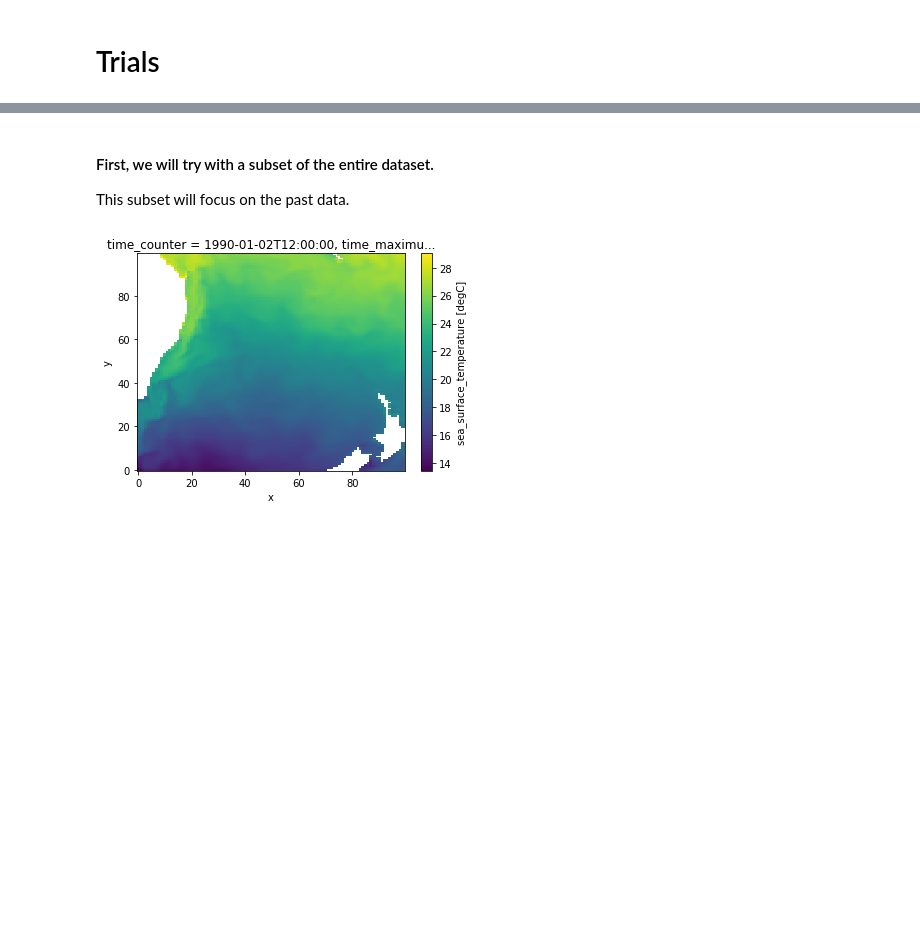
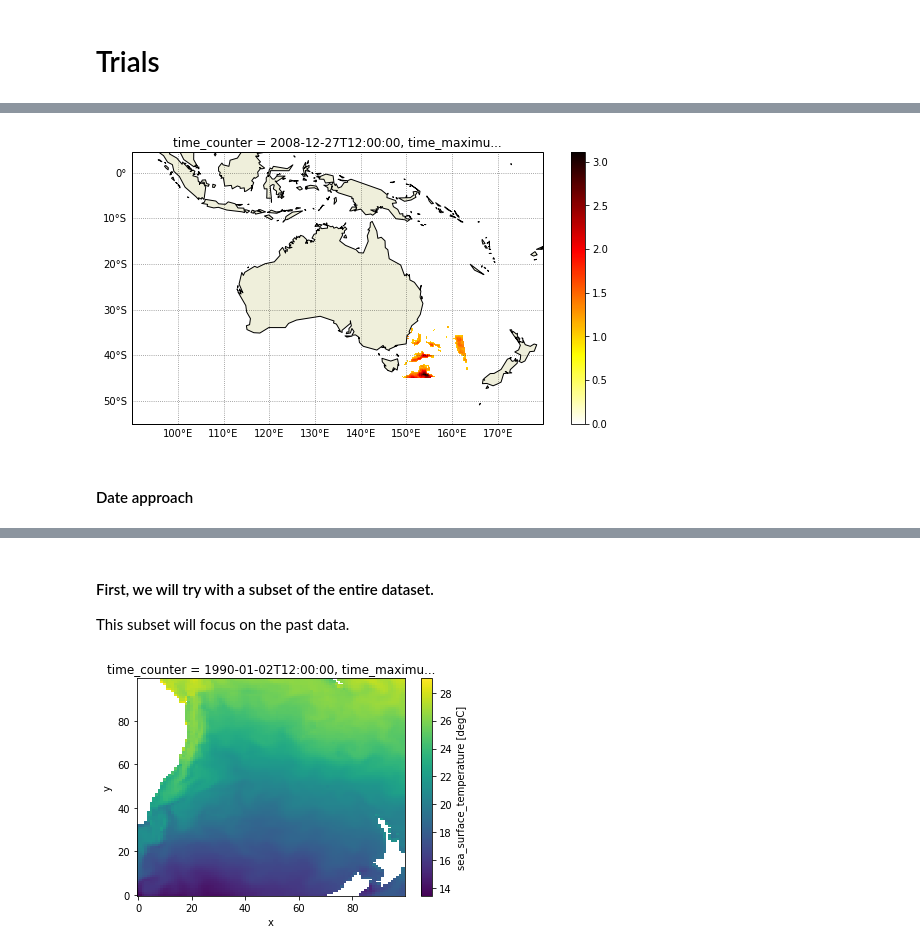
Before and after one commit to ritwik1111/MHW, a Jupyter notebook: Projects/sstPlots/MHW_Detection.ipynb, the cells around one changed output, grey strips where cells are left out. Drawn from its saved outputs; the diff is of its cells as text; code cells hidden in the pictures; blank space fills up the shorter version.

```diff
--- a/Projects/sstPlots/MHW_Detection.ipynb
+++ b/Projects/sstPlots/MHW_Detection.ipynb
@@ -19,7 +20,7 @@ import cartopy.crs as ccrs
 # %% [output]
 Populating the interactive namespace from numpy and matplotlib
 # %%
-plt.rcParams["figure.figsize"] = [16,9]
+plt.rcParams["figure.figsize"] = [10,5]
 cluster = LocalCluster(processes=False, local_dir= "/g/data1a/e14/rm6294/dask-workers")
 client = Client(cluster)
 client
@@ -174,0 +124,5 @@ Dimensions without coordinates: y, x
+# %%
+localDir = "/g/data1a/e14/rm6294/NOWMHW/"
+mhws = xr.open_dataarray(localDir + 'severityMHWNOW_futRun.nc')
+# Creating subset
+mhwSub = mhws.isel(x = slice(220,270),y = slice(50,100))
@@ -174,0 +142,9 @@ Dimensions without coordinates: y, x
+# %%
+# Plot shows approximately what area we are considering.
+ax = plt.subplot(111, projection=ccrs.PlateCarree(central_longitude=0))
+now.plot.add_map(lon_min = 90, lon_max = 180, lat_min = -55,ax = ax, lat_max = 4.5)
+mhwSub.isel(time_counter = 6935).plot(x = 'nav_lon', y = 'nav_lat', cmap = 'hot_r', ax = ax);
+# %% [output]
+[figure, added]
+# %% [markdown]
+#### Date approach
```
Also changed, not shown: parts of 90 cells of this notebook, 3 other files.
